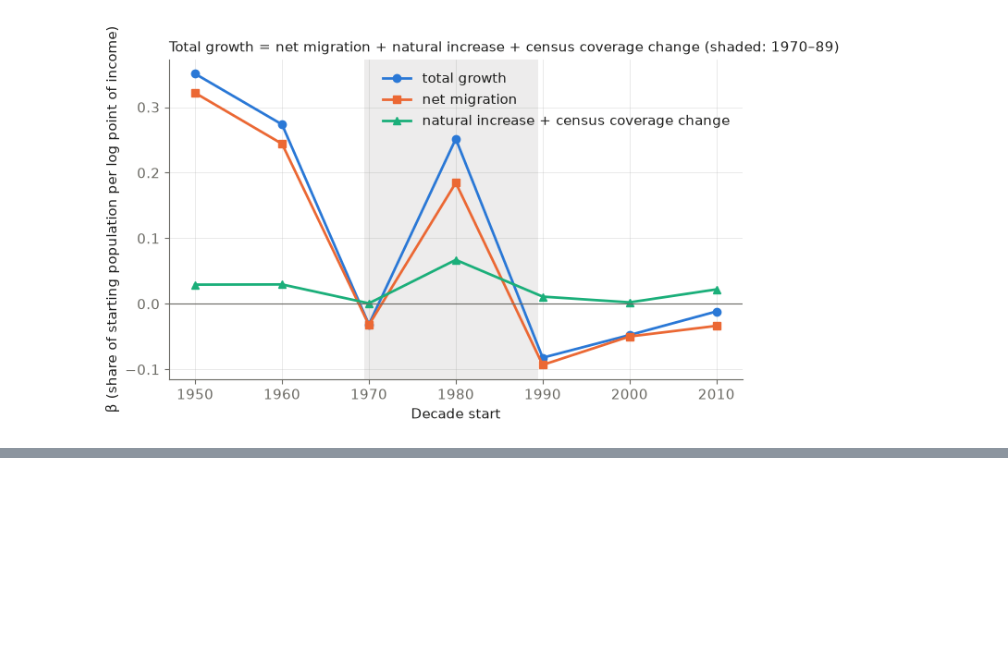
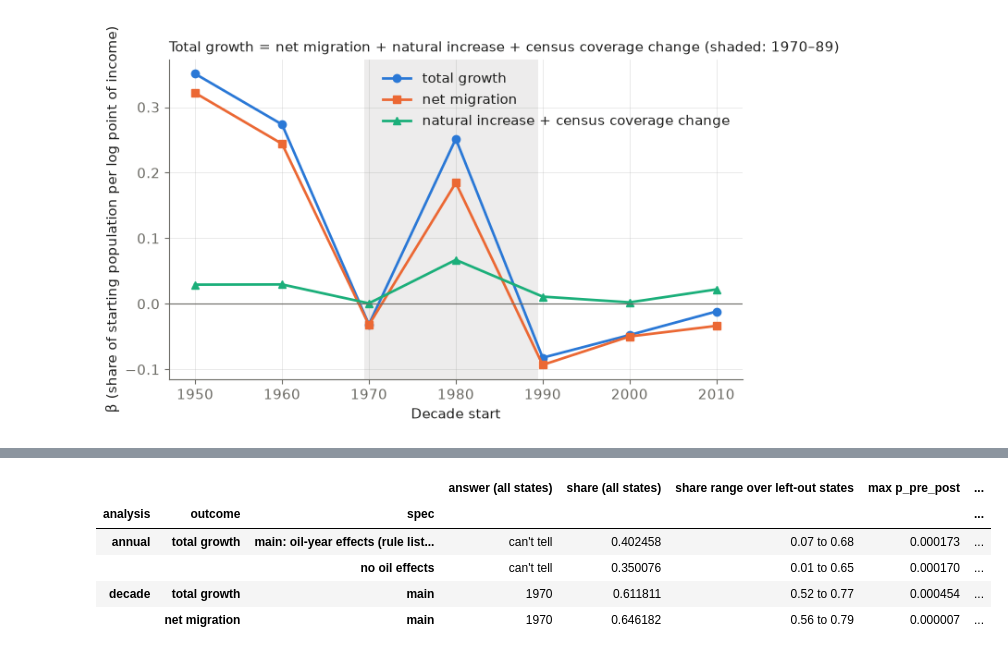
Before and after one commit to dime35/us-housing-crisis-analysis, a Jupyter notebook: notebooks/1.1-lr-us-structural-break.ipynb, the cells around one changed output, grey strips where cells are left out. Saved outputs shown, nothing was run; the diff lists cells and outputs as text; code cells hidden in the pictures; blank space fills up the shorter version.

```diff
--- a/notebooks/1.1-lr-us-structural-break.ipynb
+++ b/notebooks/1.1-lr-us-structural-break.ipynb
@@ -528 +554,33 @@ split.round(4)
+# %%
+KEY = ["analysis", "outcome", "spec"]
+names = state_annual.drop_duplicates("geo_id").set_index("geo_id").geo_name
+
+
+def drop_one(geo_id):
+    a, n = annual_dp[annual_dp.geo_id != geo_id], nm[nm.geo_id != geo_id]
+    return [run("annual", "total growth", "main: oil-year effects (rule list, 1973–1990)",
+                ab.oil_cells(a, energy_rule), cell="cell"),
+            run("annual", "total growth", "no oil effects", a),
+            run("decade", "total growth", "main", decade_dp(n, "total_rate"), period="decade"),
+            run("decade", "net migration", "main", decade_dp(n, "migration_rate"), period="decade")]
+
+
+loo = pd.DataFrame([dict(x, left_out=g) for g in sorted(annual_dp.geo_id.unique()) for x in drop_one(g)])
+loo = loo.merge(table[KEY + ["share", "answer"]], on=KEY, suffixes=("", "_full"))
+loo.drop(columns="detail").to_csv(TABLES_DIR / "rq0b_leave_one_out.csv", index=False)
+summary = loo.groupby(KEY, sort=False).apply(lambda g: pd.Series({
+    "answer (all states)": g.answer_full.iloc[0], "share (all states)": g.share_full.iloc[0],
+    "share range over left-out states": f"{g.share.min():.2f} to {g.share.max():.2f}",
+    "max p_pre_post": g.p_pre_post.max(),
+    "answer changes when leaving out": ", ".join(names[g.left_out[g.answer != g.answer_full]]) or "none",
+    "without DC": f"{g.share[g.left_out == 'state:11'].iloc[0]:.2f} → {g.answer[g.left_out == 'state:11'].iloc[0]}",
+}), include_groups=False)
+summary
+# %% [output]
+|  |  |  | answer (all states) | share (all states) | share range over left-out states | max p_pre_post | ... |
+| analysis | outcome | spec |  |  |  |  | ... |
+| annual | total growth | main: oil-year effects (rule list... | can't tell | 0.402458 | 0.07 to 0.68 | 0.000173 | ... |
+|  |  | no oil effects | can't tell | 0.350076 | 0.01 to 0.65 | 0.000170 | ... |
+| decade | total growth | main | 1970 | 0.611811 | 0.52 to 0.77 | 0.000454 | ... |
+|  | net migration | main | 1970 | 0.646182 | 0.56 to 0.79 | 0.000007 | ... |
 # %% [markdown]
```
Also changed, not shown: parts of 5 cells of this notebook, 7 other files.
